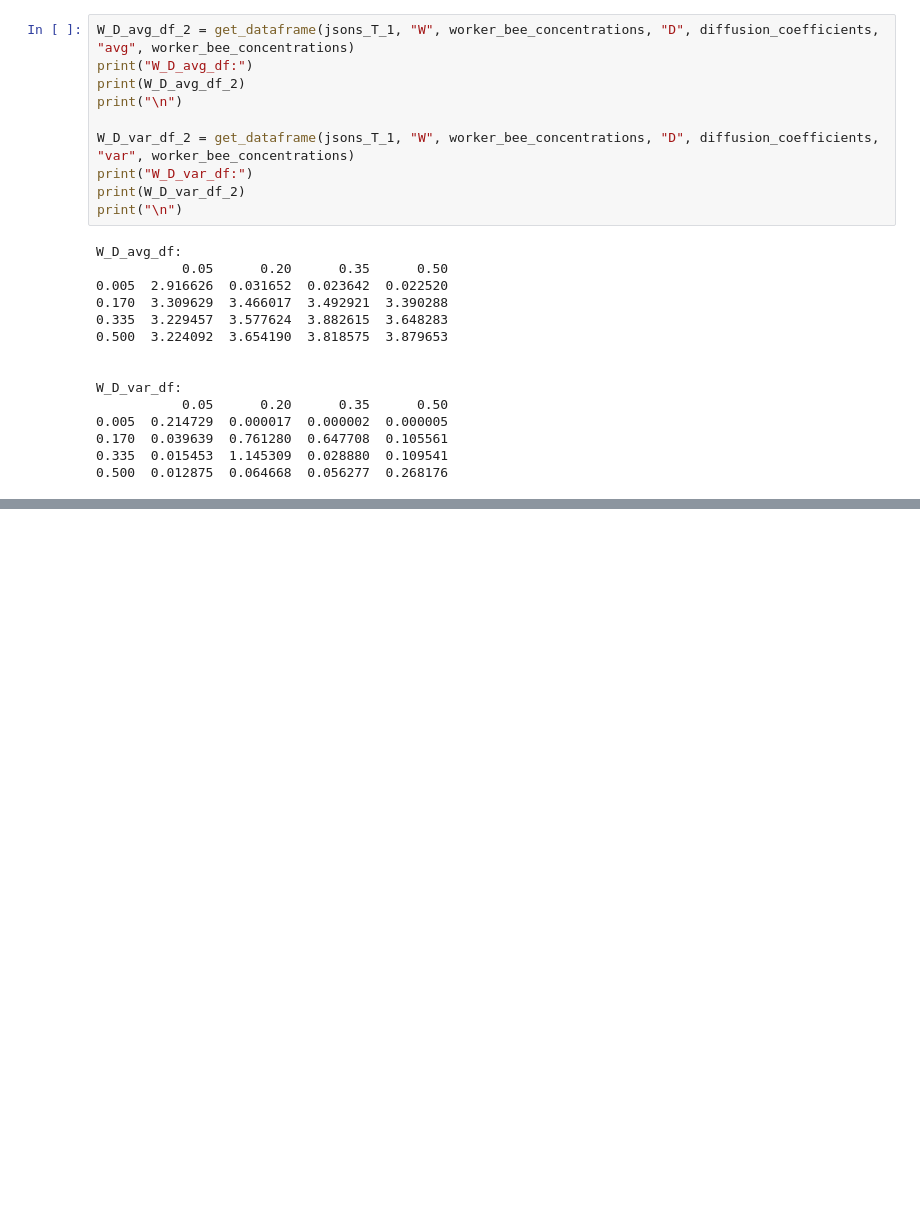
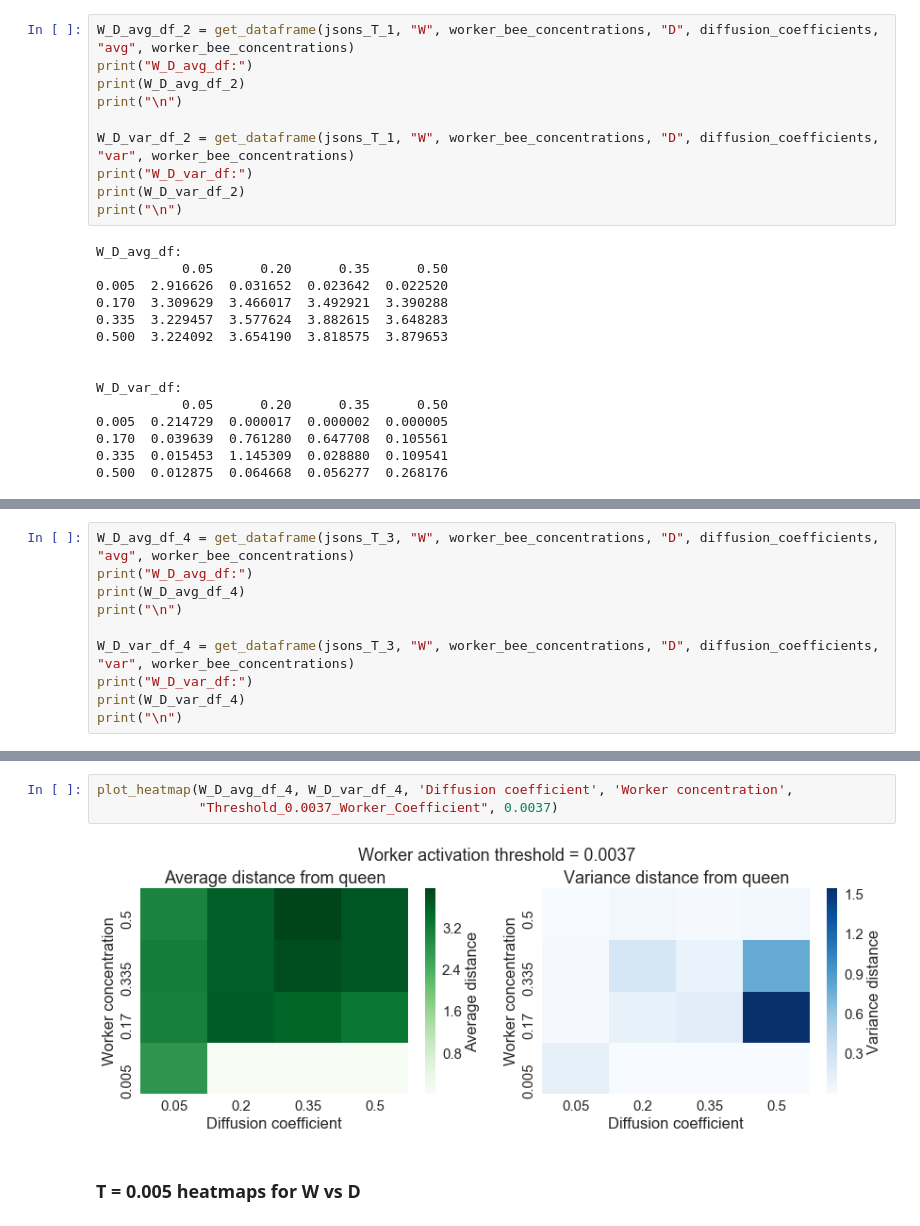
Before and after one commit to dieumynguyen/bee_communication, a Jupyter notebook: plot_param_heatmaps.ipynb, the cells around one changed output, grey strips where cells are left out. Cells and saved outputs as stored; diff of their text form; blank space fills up the shorter version.

```diff
--- a/plot_param_heatmaps.ipynb
+++ b/plot_param_heatmaps.ipynb
@@ -355,0 +396,10 @@ plot_heatmap(W_D_avg_df_2, W_D_var_df_2, 'Diffusion coefficient', 'Worker concen
+# %%
+W_D_avg_df_4 = get_dataframe(jsons_T_3, "W", worker_bee_concentrations, "D", diffusion_coefficients, "avg", worker_bee_concentrations)
+print("W_D_avg_df:")
+print(W_D_avg_df_4)
+print("\n")
+
+W_D_var_df_4 = get_dataframe(jsons_T_3, "W", worker_bee_concentrations, "D", diffusion_coefficients, "var", worker_bee_concentrations)
+print("W_D_var_df:")
+print(W_D_var_df_4)
+print("\n")
@@ -355,0 +421,7 @@ plot_heatmap(W_D_avg_df_2, W_D_var_df_2, 'Diffusion coefficient', 'Worker concen
+# %%
+plot_heatmap(W_D_avg_df_4, W_D_var_df_4, 'Diffusion coefficient', 'Worker concentration',
+             "Threshold_0.0037_Worker_Coefficient", 0.0037)
+# %% [output]
+[figure, added]
+# %% [markdown]
+### T = 0.005 heatmaps for W vs D
```
Also changed, not shown: parts of 12 cells of this notebook, 5 other files.
